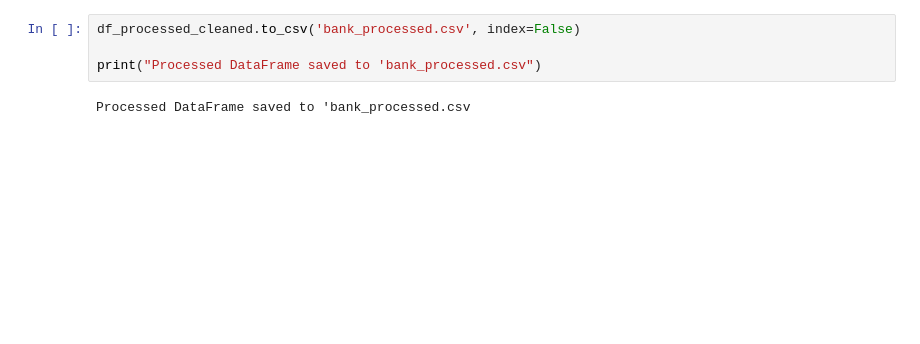
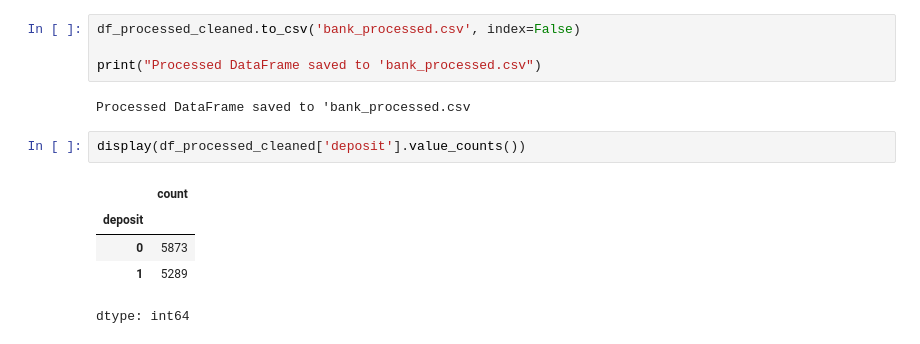
Before and after one commit to muajnstu/Large_Scale_Implementation_of_DSK_Chain, a Jupyter notebook: Bank_marketing_data_pre_processing.ipynb, the cells around one changed output. Saved outputs shown, nothing was run; the diff lists cells and outputs as text; blank space fills up the shorter version.

```diff
--- a/Bank_marketing_data_pre_processing.ipynb
+++ b/Bank_marketing_data_pre_processing.ipynb
@@ -373,3 +371,11 @@ df_processed_cleaned.to_csv('bank_processed.csv', index=False)
 print("Processed DataFrame saved to 'bank_processed.csv")
 # %% [output]
 Processed DataFrame saved to 'bank_processed.csv
+# %%
+display(df_processed_cleaned['deposit'].value_counts())
+# %% [output]
+|  | count |
+| deposit |  |
+| 0 | 5873 |
+| 1 | 5289 |
+dtype: int64
```
Also changed, not shown: parts of 3 cells of this notebook.
